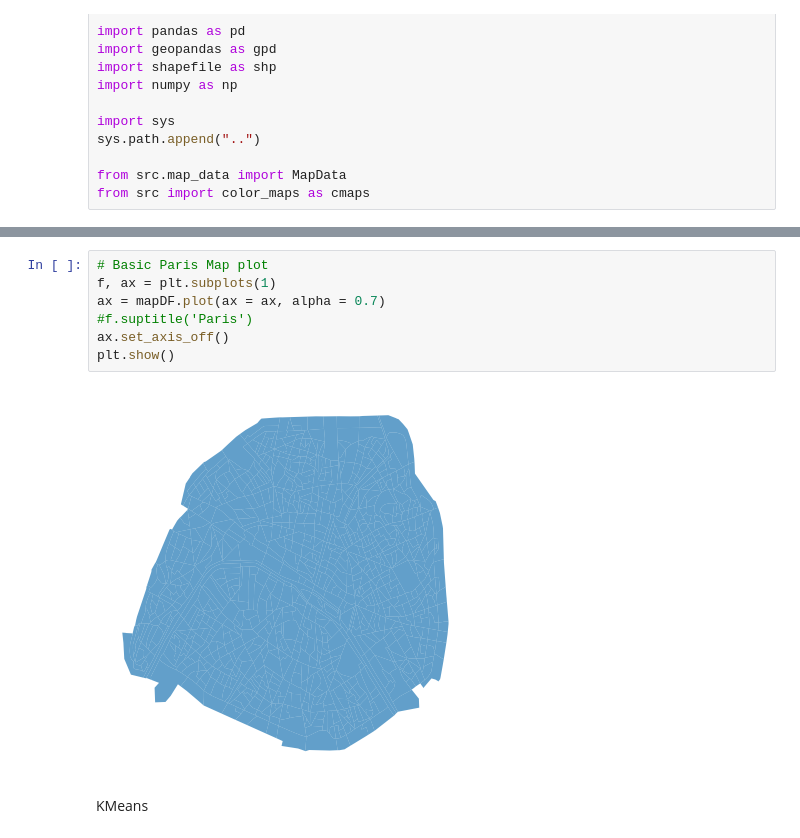
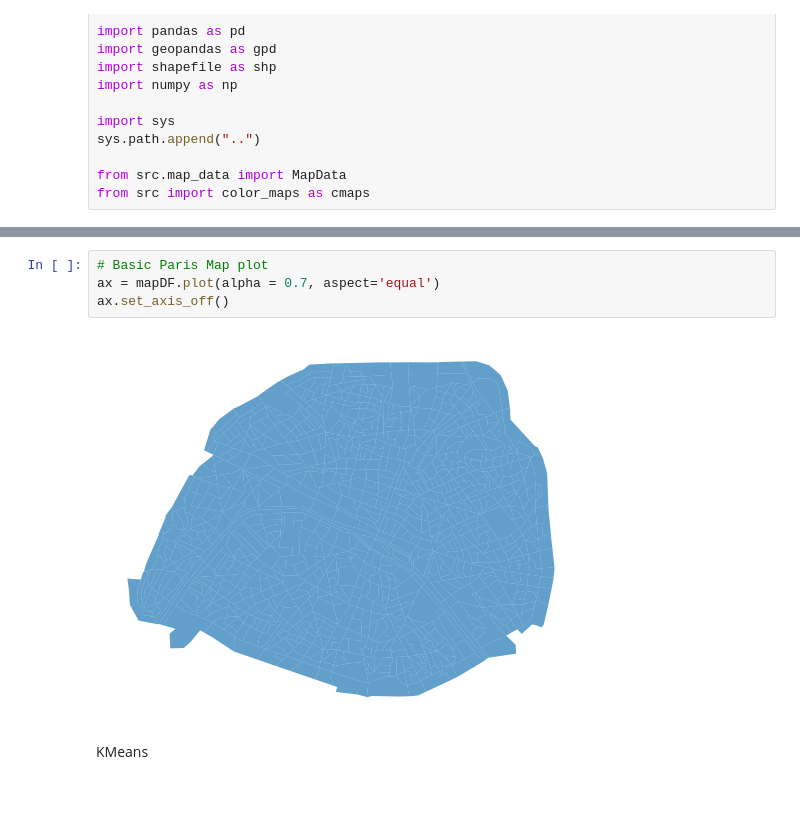
Before and after one commit to gabis96/codespaces-jupyter, a Jupyter notebook: notebooks/visualization.ipynb, the cells around one changed output, grey strips where cells are left out. Cells and saved outputs as stored; diff of their text form; blank space fills up the shorter version.

Commit message:
Fix visualization maps.

```diff
--- a/notebooks/visualization.ipynb
+++ b/notebooks/visualization.ipynb
@@ -28,13 +28,10 @@ mapDF.head()
 | 751010102 | 75101 | Paris 1er Arrondissement | 0102 | Saint-Germain l'Auxerrois 2 | A | [(651923.06, 6861773.04), (651925... | POLYGON ((651923.06000 6861773.04... |
 # %%
 # Basic Paris Map plot
-f, ax = plt.subplots(1)
-ax = mapDF.plot(ax = ax, alpha = 0.7)
-#f.suptitle('Paris')
+ax = mapDF.plot(alpha = 0.7, aspect='equal')
 ax.set_axis_off()
-plt.show()
 # %% [output]
-[figure, old version]
+[figure, new version]
 # %% [markdown]
 KMeans
 # %%
```
Also changed, not shown: parts of 4 cells of this notebook.
